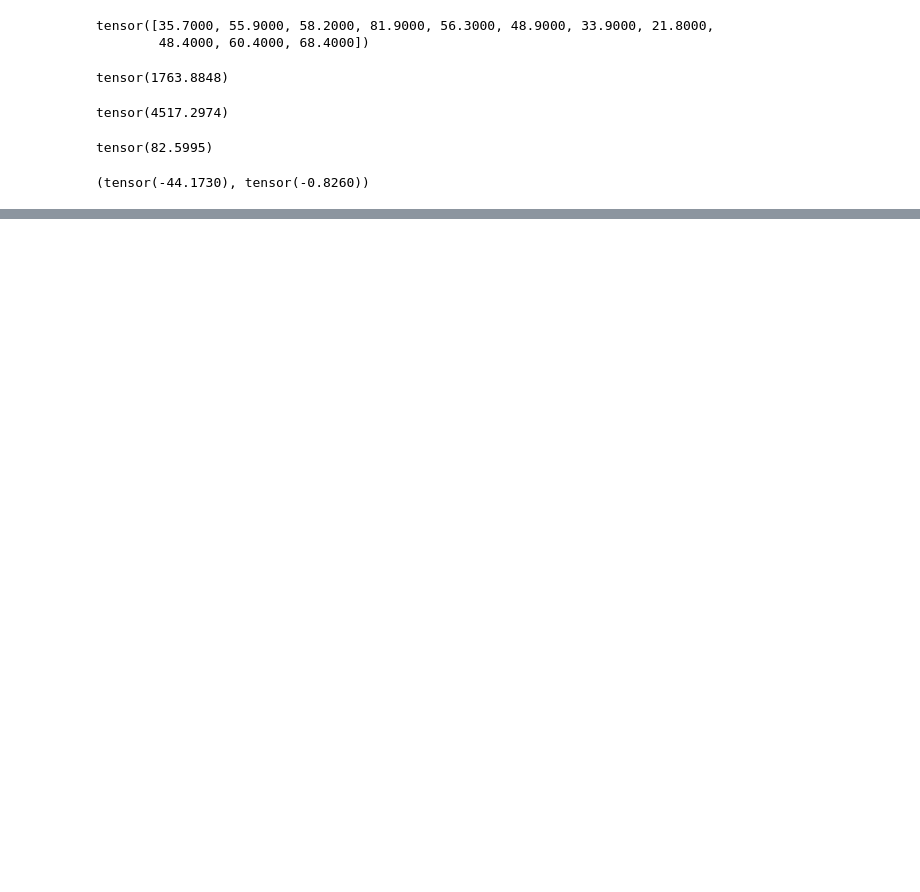
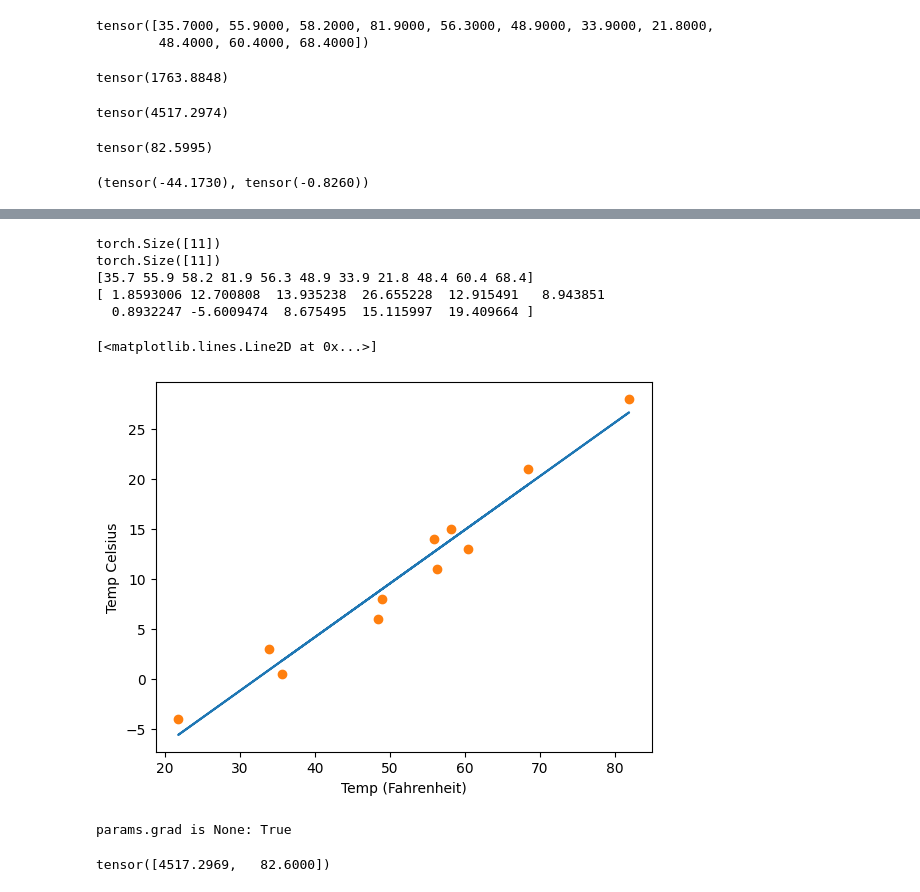
Before and after one commit to aroragaurav/DeepLearningSpecialization, a Jupyter notebook: ml/pytorch/dlwpt_code/p1ch5/parameter_estimation.ipynb, the cells around one changed output, grey strips where cells are left out. Saved outputs shown, nothing was run; the diff lists cells and outputs as text; code cells hidden in the pictures; blank space fills up the shorter version.

Commit message:
p1ch5 e2e torch usage

```diff
--- a/ml/pytorch/dlwpt_code/p1ch5/parameter_estimation.ipynb
+++ b/ml/pytorch/dlwpt_code/p1ch5/parameter_estimation.ipynb
@@ -80,0 +97,9 @@ def grad_fn(t_u, t_p, t_c):
+# %%
+params = torch.tensor([1.0, 0.0])
+w, b = params
+pred = model(t_u, w, b)
+los= loss(pred, t_c)
+grads1 = grad_fn(t_u, pred, t_c)
+grads2 = grad_fn2(t_u, pred, t_c)
+print(grads1)
+print(grads2)
@@ -145,0 +243,22 @@ tensor([ 0.2327, -0.0438])
+# %%
+#visualize the data now
+
+from matplotlib import pyplot as plt
+t_p = model(t_un, *params)
+print(t_u.shape)
+print(t_p.shape)
+print(t_u.numpy())
+print(t_p.detach().numpy())
+fig = plt.figure()
+plt.xlabel("Temp (Fahrenheit)")
+plt.ylabel("Temp Celsius")
+plt.plot(t_u.numpy(), t_p.detach().numpy())
+plt.plot(t_u.numpy(), t_c.numpy(), 'o')
+# %% [output]
+torch.Size([11])
+torch.Size([11])
+[35.7 55.9 58.2 81.9 56.3 48.9 33.9 21.8 48.4 60.4 68.4]
+[ 1.8593006 12.700808  13.935238  26.655228  12.915491   8.943851
+  0.8932247 -5.6009474  8.675495  15.115997  19.409664 ]
+[<matplotlib.lines.Line2D at 0x...>]
+[figure, added]
@@ -145,0 +267,13 @@ tensor([ 0.2327, -0.0438])
+# %%
+def model(t_u, w, b):
+    return t_u*w + b
+
+def loss_fn(t_p, t_c):
+    return torch.mean((t_p - t_c)**2)
+
+
+params = torch.tensor([1.0, 0.0], requires_grad=True)
+#Note we made the requires_grad param True this makes autograd start tracking the tensor and any descendants
+print("params.grad is None:", params.grad is None)
+# %% [output]
+params.grad is None: True
@@ -145,0 +283,4 @@ tensor([ 0.2327, -0.0438])
+# %%
+params.grad # Note these does match with inital grads that we got manually
+# %% [output]
+tensor([4517.2969,   82.6000])
```
Also changed, not shown: parts of 30 cells of this notebook.
